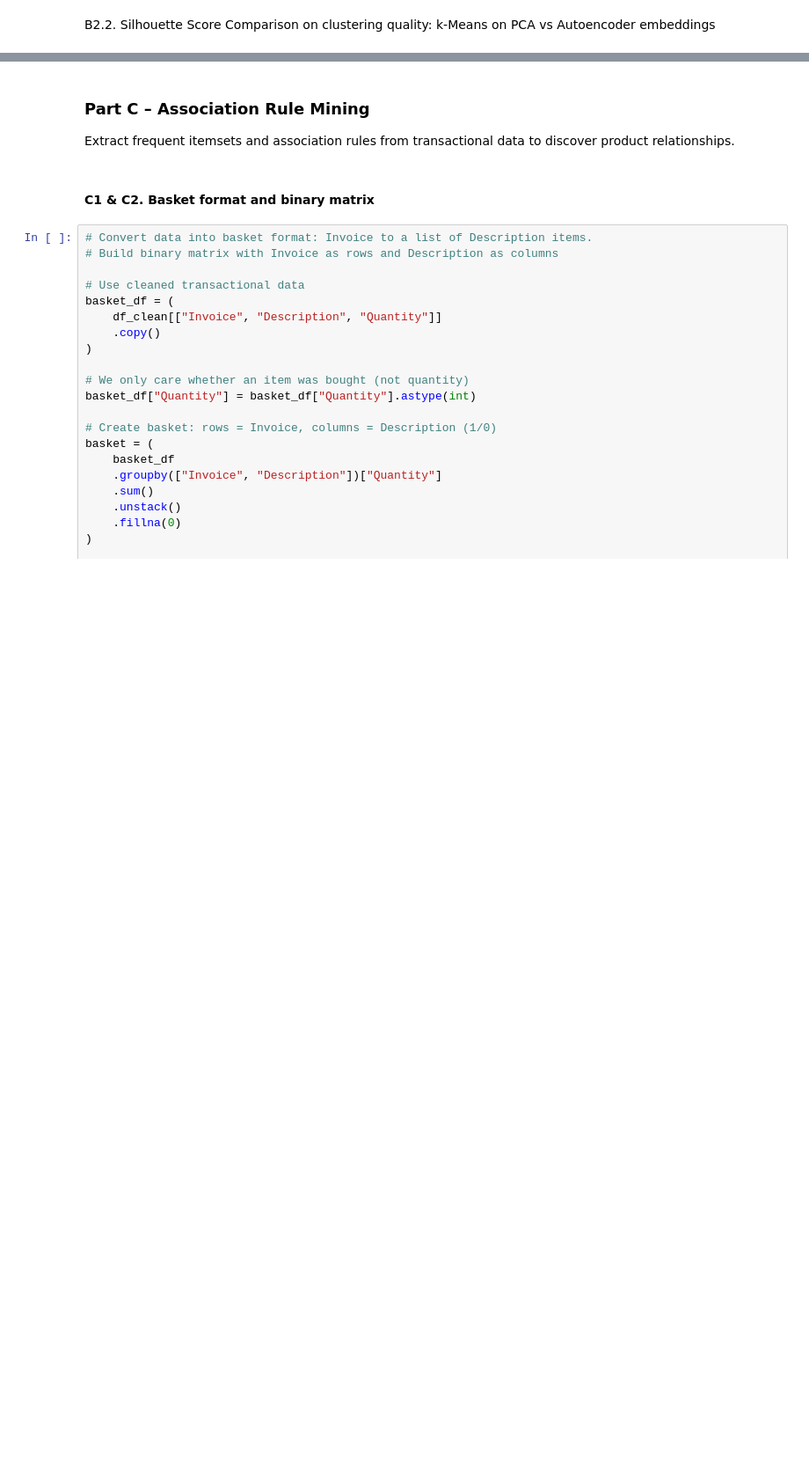
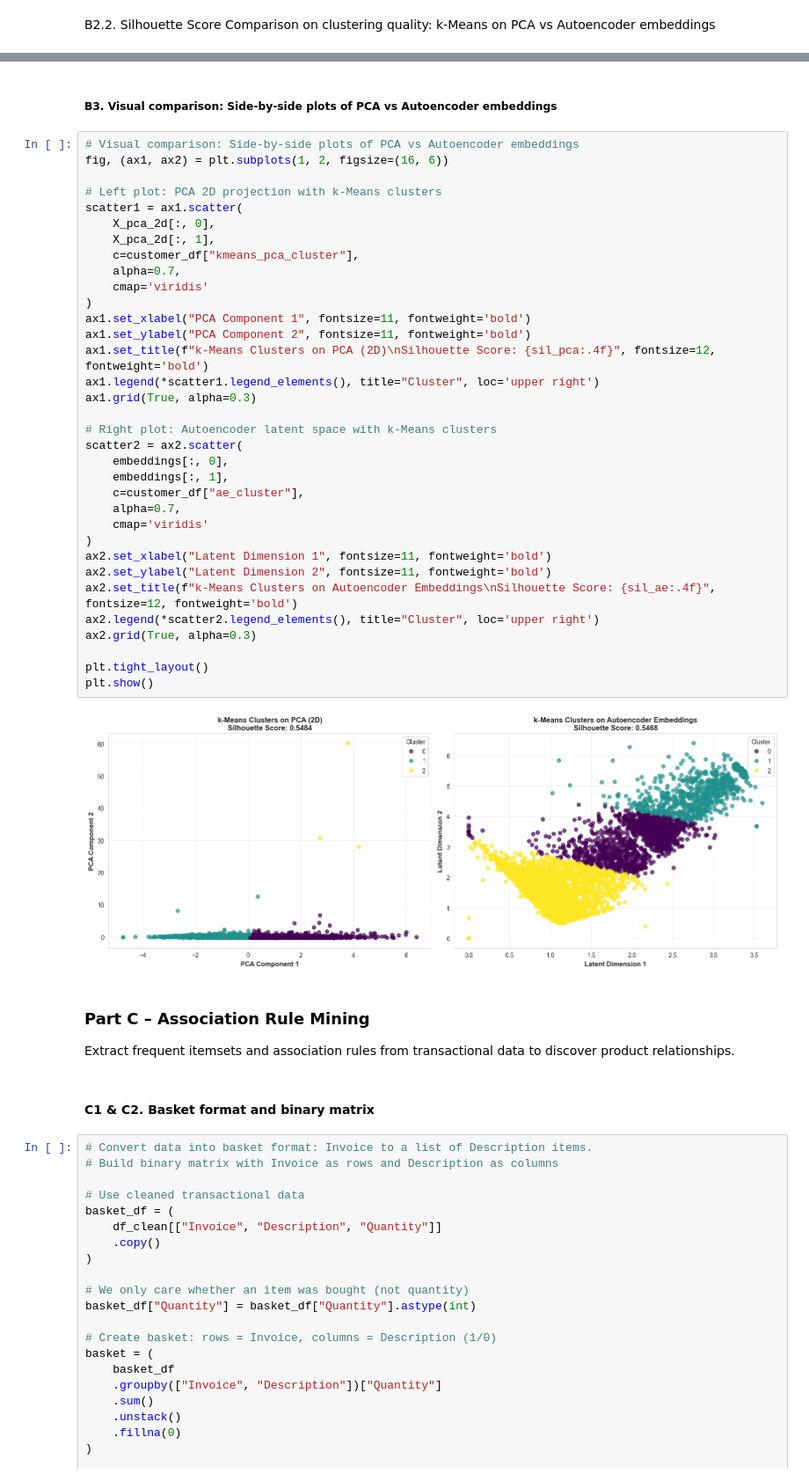
Before and after one commit to Ainedembe-Denis/UCI-Online-Retail-II-Customer-Purchasing-Behavior-Analysis, a Jupyter notebook: Retail-Customer-Analysis.ipynb, the cells around one changed output, grey strips where cells are left out. Shown at 88% size. Drawn from its saved outputs; the diff is of its cells as text; blank space fills up the shorter version.

Commit message:
embedding & clustering &compare cluster quality

```diff
--- a/Retail-Customer-Analysis.ipynb
+++ b/Retail-Customer-Analysis.ipynb
@@ -762,3 +765,41 @@ Autoencoder embeddings perform better by 5.18%
+# %% [markdown]
+##### B3. Visual comparison: Side-by-side plots of PCA vs Autoencoder embeddings
+# %%
+# Visual comparison: Side-by-side plots of PCA vs Autoencoder embeddings
+fig, (ax1, ax2) = plt.subplots(1, 2, figsize=(16, 6))
+
+# Left plot: PCA 2D projection with k-Means clusters
+scatter1 = ax1.scatter(
+    X_pca_2d[:, 0],
+    X_pca_2d[:, 1],
+    c=customer_df["kmeans_pca_cluster"],
+    alpha=0.7,
+    cmap='viridis'
+)
+ax1.set_xlabel("PCA Component 1", fontsize=11, fontweight='bold')
+ax1.set_ylabel("PCA Component 2", fontsize=11, fontweight='bold')
+ax1.set_title(f"k-Means Clusters on PCA (2D)\nSilhouette Score: {sil_pca:.4f}", fontsize=12, fontweight='bold')
+ax1.legend(*scatter1.legend_elements(), title="Cluster", loc='upper right')
+ax1.grid(True, alpha=0.3)
+
+# Right plot: Autoencoder latent space with k-Means clusters
+scatter2 = ax2.scatter(
+    embeddings[:, 0],
+    embeddings[:, 1],
+    c=customer_df["ae_cluster"],
+    alpha=0.7,
+    cmap='viridis'
+)
+ax2.set_xlabel("Latent Dimension 1", fontsize=11, fontweight='bold')
+ax2.set_ylabel("Latent Dimension 2", fontsize=11, fontweight='bold')
+ax2.set_title(f"k-Means Clusters on Autoencoder Embeddings\nSilhouette Score: {sil_ae:.4f}", fontsize=12, fontweight='bold')
+ax2.legend(*scatter2.legend_elements(), title="Cluster", loc='upper right')
+ax2.grid(True, alpha=0.3)
+
+plt.tight_layout()
+plt.show()
+# %% [output]
+[figure, added]
 # %% [markdown]
 ### Part C – Association Rule Mining
 Extract frequent itemsets and association rules from transactional data to discover product relationships.
```
Also changed, not shown: parts of 19 cells of this notebook, 47 other files.
